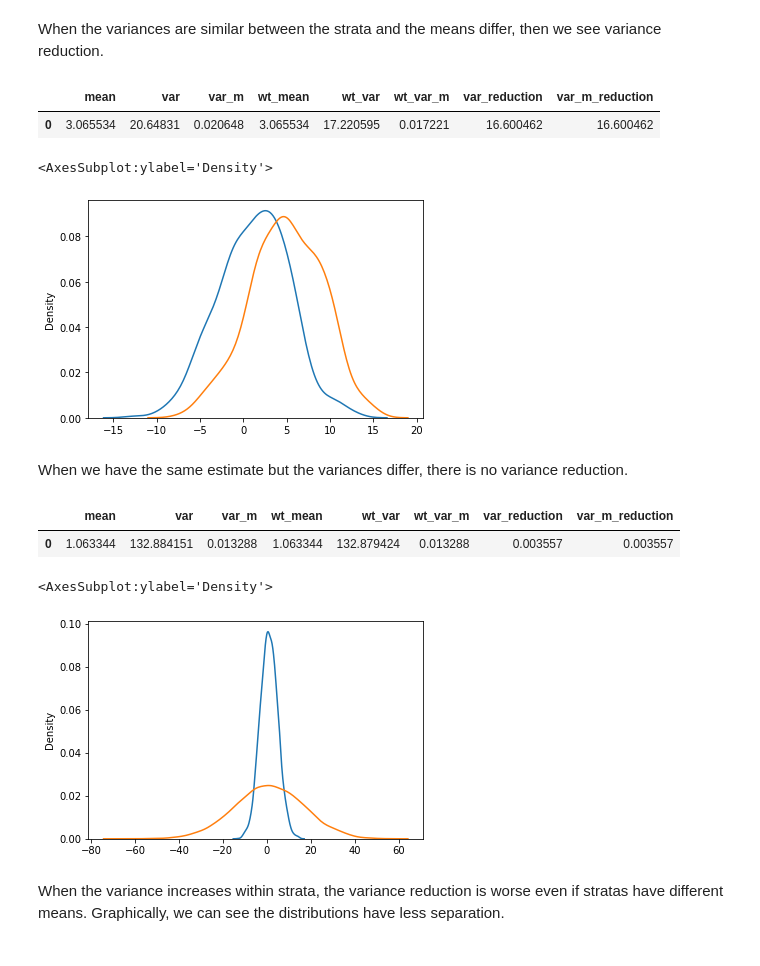
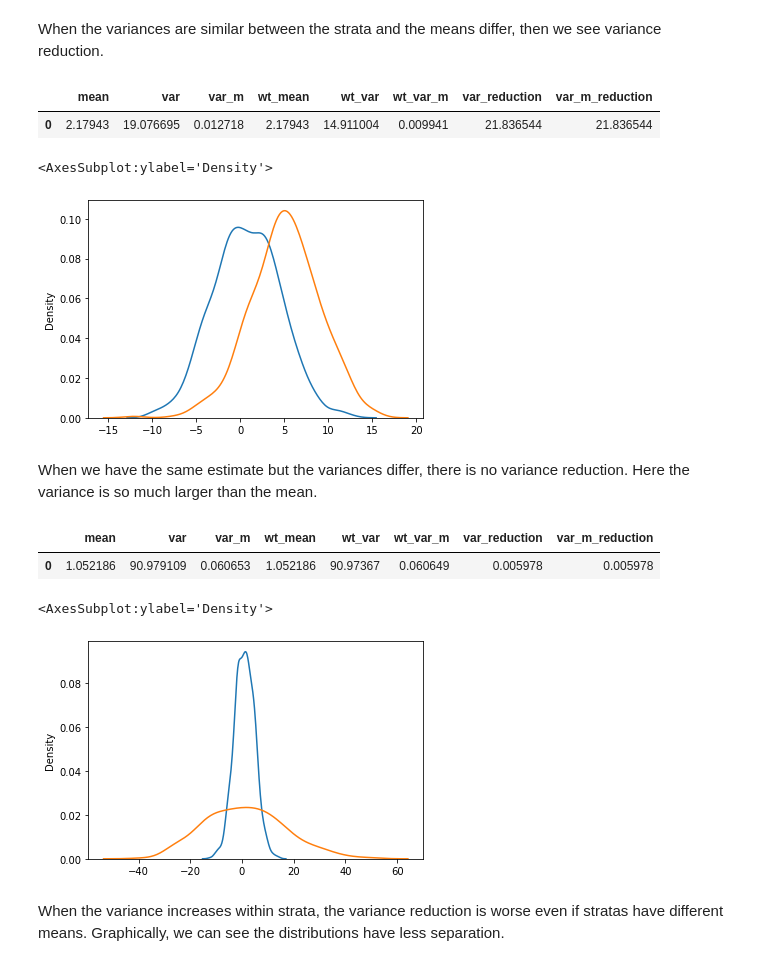
Before and after one commit to sli0111/stats_simulations, a Jupyter notebook: notebooks/post_stratification.ipynb, the cells around one changed output. Cells and saved outputs as stored; diff of their text form; code cells hidden in the pictures.

```diff
--- a/notebooks/post_stratification.ipynb
+++ b/notebooks/post_stratification.ipynb
@@ -105,22 +105,22 @@ def calc_estimates(a, b, ab):
 # %% [markdown]
 When the variances are similar between the strata and the means differ, then we see variance reduction.
 # %%
-a, b, ab = create_distributions(1, 2, 500, 5, 2, 500)
+a, b, ab = create_distributions(1, 2, 1000, 5, 2, 500)
 df = calc_estimates(a, b, ab)
 
 display(df)
 
 sns.kdeplot(a)
 sns.kdeplot(b)
 # %% [output]
 |  | mean | var | var_m | wt_mean | wt_var | wt_var_m | var_reduction | var_m_reduction |
-| 0 | 3.065534 | 20.64831 | 0.020648 | 3.065534 | 17.220595 | 0.017221 | 16.600462 | 16.600462 |
+| 0 | 2.17943 | 19.076695 | 0.012718 | 2.17943 | 14.911004 | 0.009941 | 21.836544 | 21.836544 |
 <AxesSubplot:ylabel='Density'>
-[figure, old version]
+[figure, new version]
 # %% [markdown]
-When we have the same estimate but the variances differ, there is no variance reduction.
+When we have the same estimate but the variances differ, there is no variance reduction.  Here the variance is so much larger than the mean.
 # %%
-a, b, ab = create_distributions(1, 2, 5000, 1, 4, 5000)
+a, b, ab = create_distributions(1, 2, 1000, 1, 4, 500)
 df = calc_estimates(a, b, ab)
 
 display(df)
@@ -129,9 +129,9 @@ sns.kdeplot(a)
 sns.kdeplot(b)
 # %% [output]
 |  | mean | var | var_m | wt_mean | wt_var | wt_var_m | var_reduction | var_m_reduction |
-| 0 | 1.063344 | 132.884151 | 0.013288 | 1.063344 | 132.879424 | 0.013288 | 0.003557 | 0.003557 |
+| 0 | 1.052186 | 90.979109 | 0.060653 | 1.052186 | 90.97367 | 0.060649 | 0.005978 | 0.005978 |
 <AxesSubplot:ylabel='Density'>
-[figure, old version]
+[figure, new version]
 # %% [markdown]
 When the variance increases within strata, the variance reduction is worse even if stratas have different means.  Graphically, we can see the distributions have less separation.
 # %%
```
Also changed, not shown: parts of 8 cells of this notebook.
